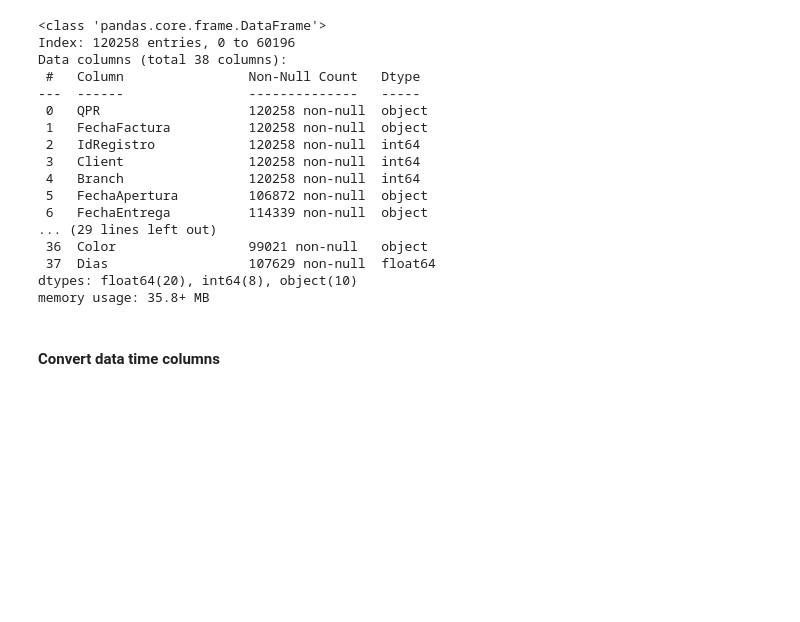
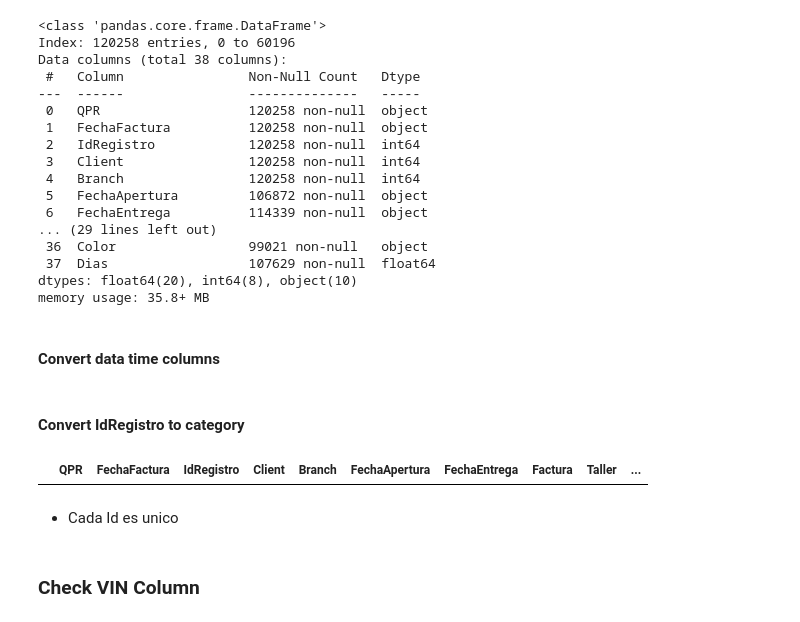
Before and after one commit to DRPproton/dealer_analysis, a Jupyter notebook: prueba.ipynb, the cells around one changed output. Drawn from its saved outputs; the diff is of its cells as text; code cells hidden in the pictures; blank space fills up the shorter version.

```diff
--- a/prueba.ipynb
+++ b/prueba.ipynb
@@ -160,0 +186,2 @@ memory usage: 35.8+ MB
+# %% [markdown]
+#### Convert IdRegistro to category
@@ -160,0 +190,8 @@ memory usage: 35.8+ MB
+# %%
+df_num_clean[df_num_clean.IdRegistro.duplicated()]
+# %% [output]
+|  | QPR | FechaFactura | IdRegistro | Client | Branch | FechaApertura | FechaEntrega | Factura | Taller | ... |
+# %% [markdown]
+- Cada Id es unico
+# %% [markdown]
+### Check VIN Column
```
Also changed, not shown: parts of 36 cells of this notebook.
